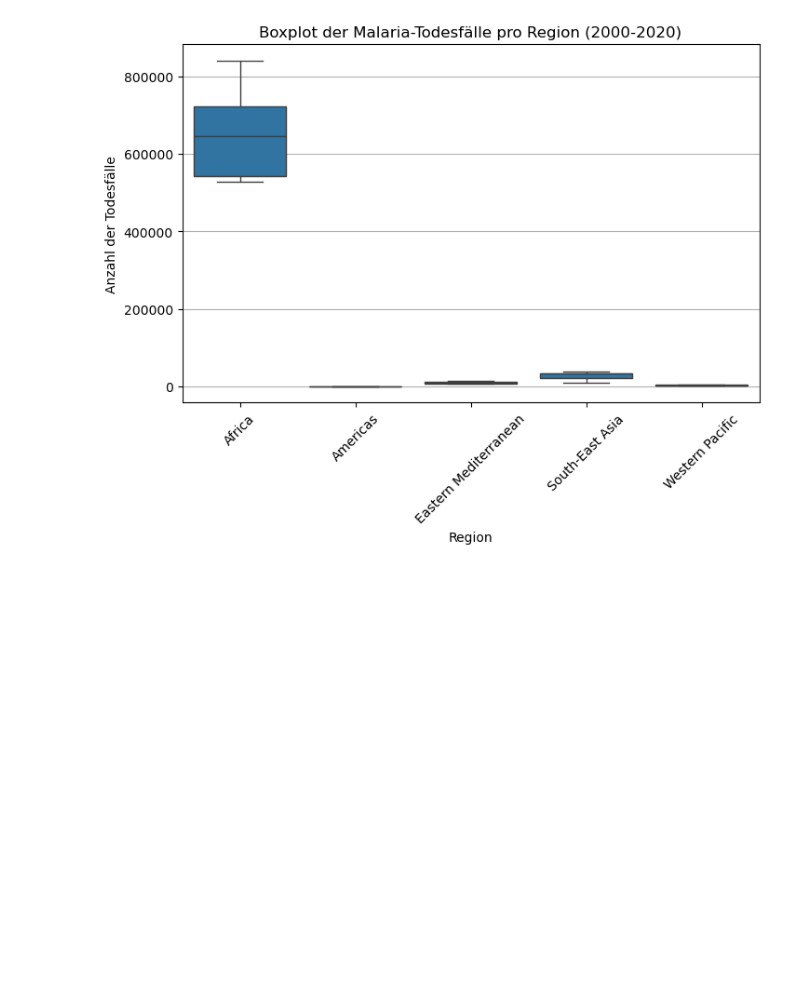
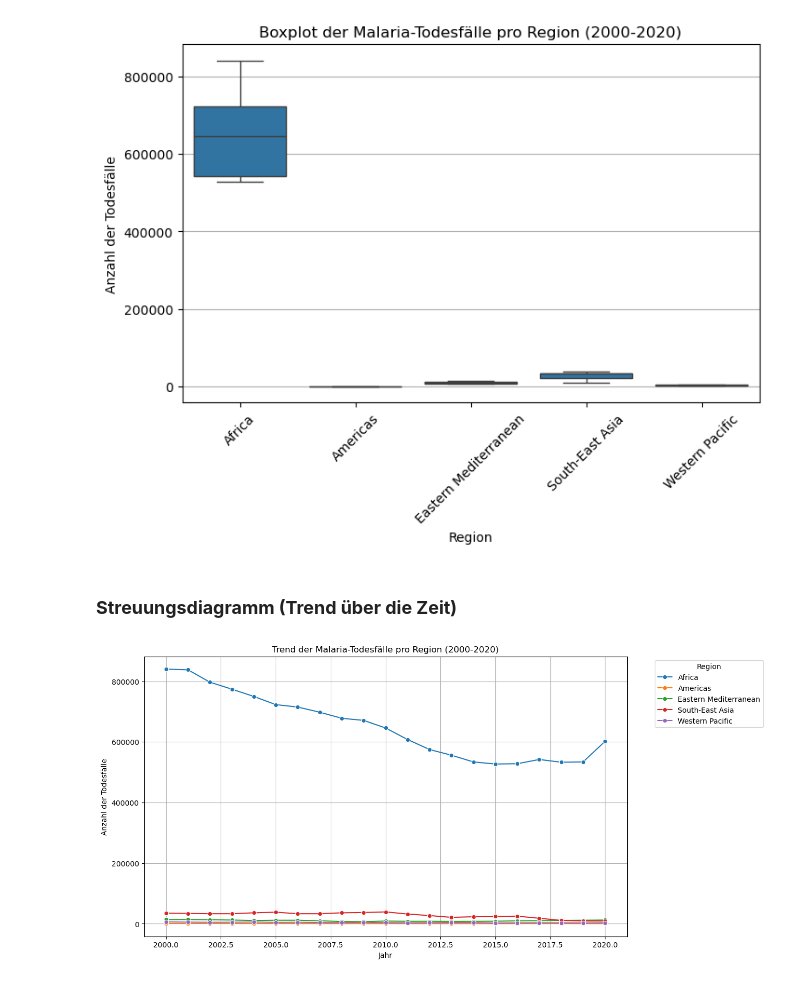
Before and after one commit to kipisha/Informatik-1, a Jupyter notebook: LN_Python_malaria.ipynb, the cells around one changed output. Cells and saved outputs as stored; diff of their text form; code cells hidden in the pictures; blank space fills up the shorter version.

```diff
--- a/LN_Python_malaria.ipynb
+++ b/LN_Python_malaria.ipynb
@@ -149,3 +149,16 @@ plt.grid(True, axis='y')
 plt.show()
 # %% [output]
 [figure]
+# %% [markdown]
+### **Streuungsdiagramm (Trend über die Zeit)**
+# %%
+plt.figure(figsize=(12, 7))
+sns.lineplot(data=df_long, x='Year', y='MalariaDeaths', hue='Region', marker='o')
+plt.title('Trend der Malaria-Todesfälle pro Region (2000-2020)')
+plt.xlabel('Jahr')
+plt.ylabel('Anzahl der Todesfälle')
+plt.legend(title='Region', bbox_to_anchor=(1.05, 1), loc='upper left')
+plt.grid(True)
+plt.show()
+# %% [output]
+[figure, added]
```
Also changed, not shown: parts of 3 cells of this notebook.
